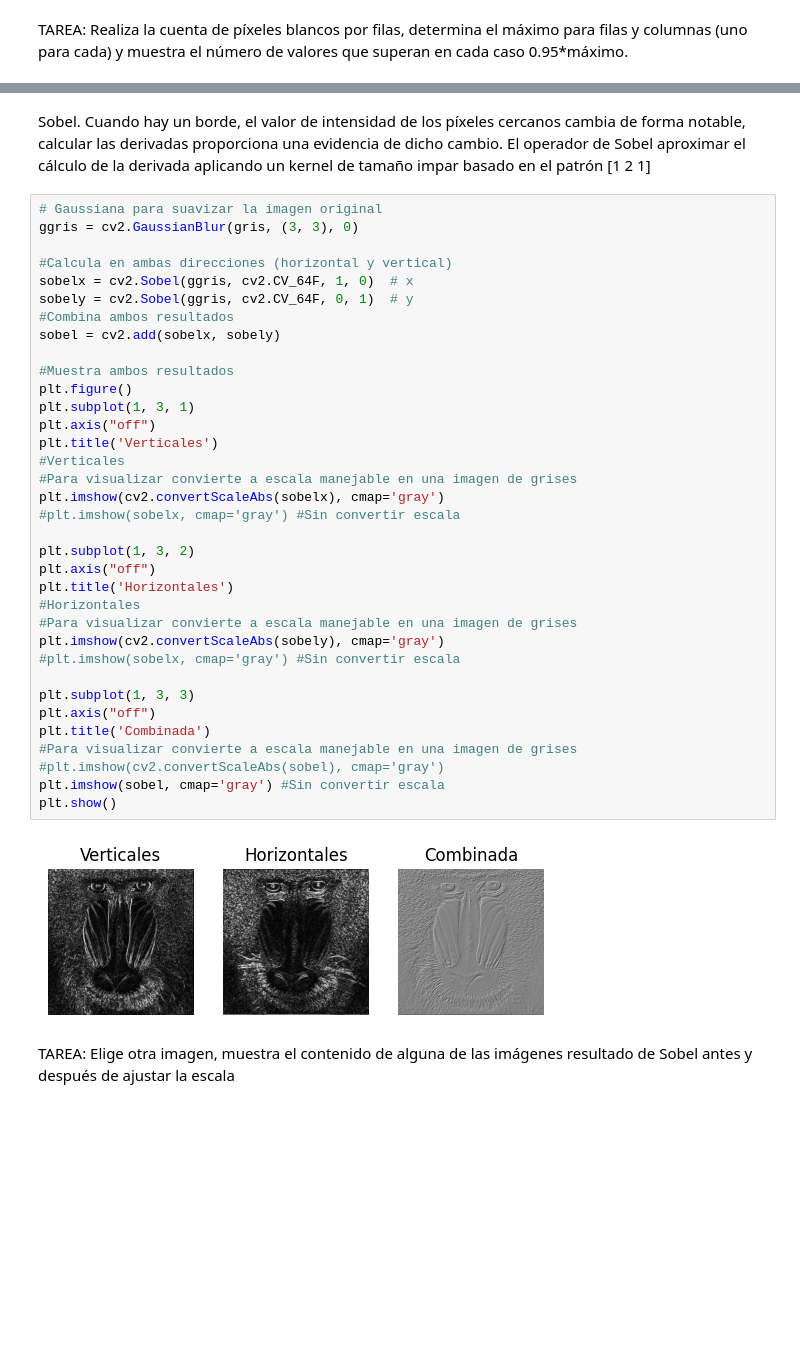
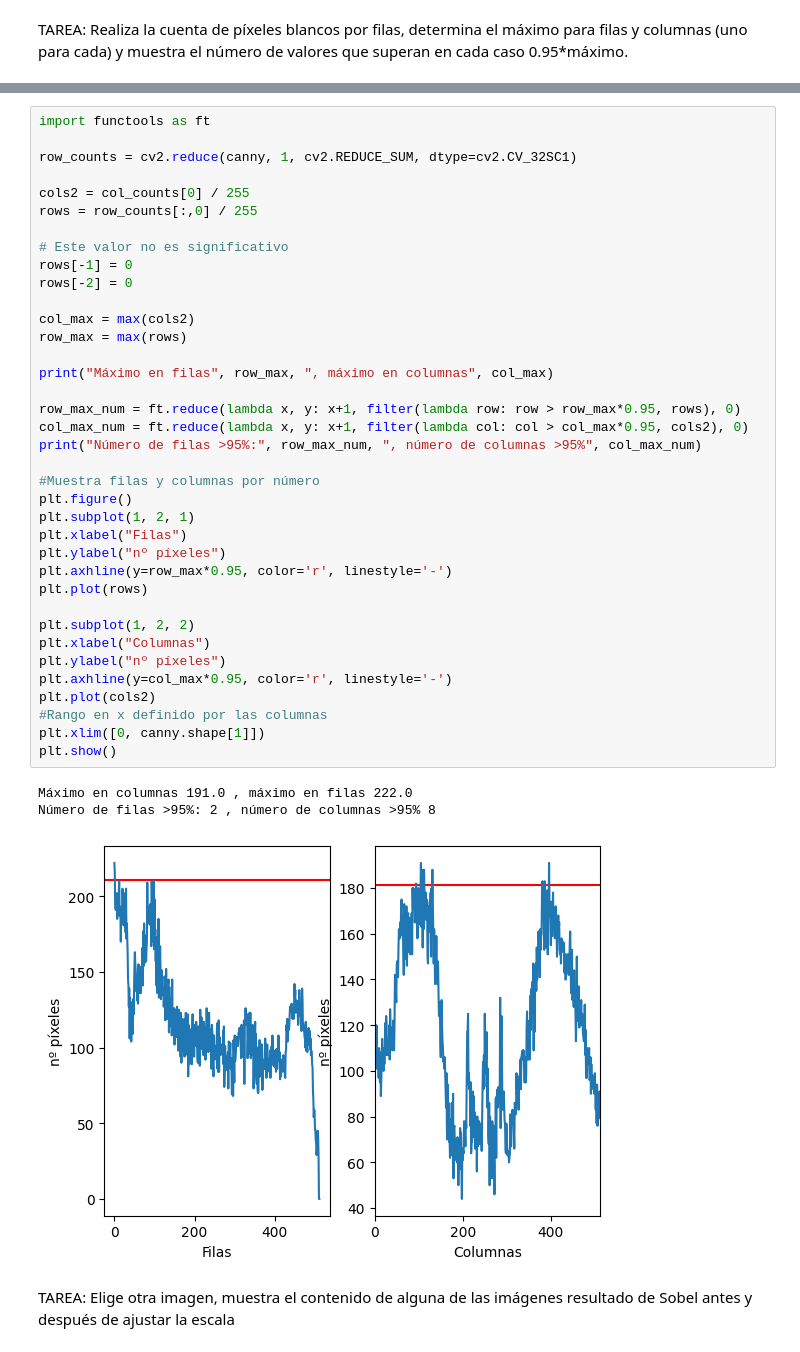
Before and after one commit to AlejandroOrtegaG/VC, a Jupyter notebook: P2/VC_P2.ipynb, the cells around one changed output, grey strips where cells are left out. Drawn from its saved outputs; the diff is of its cells as text; blank space fills up the shorter version.

```diff
--- a/P2/VC_P2.ipynb
+++ b/P2/VC_P2.ipynb
@@ -130,42 +98,44 @@ plt.xlim([0, canny.shape[0]])
-# %% [markdown]
-Sobel. Cuando hay un borde, el valor de intensidad de los píxeles cercanos cambia de forma notable, calcular las derivadas proporciona una evidencia de dicho cambio. El operador de Sobel aproximar el cálculo de la derivada aplicando un kernel de tamaño impar basado en el patrón [1 2 1]
-# %%
-# Gaussiana para suavizar la imagen original
-ggris = cv2.GaussianBlur(gris, (3, 3), 0)
-
-#Calcula en ambas direcciones (horizontal y vertical)
-sobelx = cv2.Sobel(ggris, cv2.CV_64F, 1, 0)  # x
-sobely = cv2.Sobel(ggris, cv2.CV_64F, 0, 1)  # y
-#Combina ambos resultados
-sobel = cv2.add(sobelx, sobely)
-
-#Muestra ambos resultados
-plt.figure()
-plt.subplot(1, 3, 1)
-plt.axis("off")
-plt.title('Verticales')
-#Verticales
-#Para visualizar convierte a escala manejable en una imagen de grises
-plt.imshow(cv2.convertScaleAbs(sobelx), cmap='gray')
-#plt.imshow(sobelx, cmap='gray') #Sin convertir escala
-
-plt.subplot(1, 3, 2)
-plt.axis("off")
-plt.title('Horizontales')
-#Horizontales
-#Para visualizar convierte a escala manejable en una imagen de grises
-plt.imshow(cv2.convertScaleAbs(sobely), cmap='gray')
-#plt.imshow(sobelx, cmap='gray') #Sin convertir escala
-
-plt.subplot(1, 3, 3)
-plt.axis("off")
-plt.title('Combinada')
-#Para visualizar convierte a escala manejable en una imagen de grises
-#plt.imshow(cv2.convertScaleAbs(sobel), cmap='gray')
-plt.imshow(sobel, cmap='gray') #Sin convertir escala
-plt.show()
-# %% [output]
-[figure, removed]
+# %%
+import functools as ft
+
+row_counts = cv2.reduce(canny, 1, cv2.REDUCE_SUM, dtype=cv2.CV_32SC1)
+
+cols2 = col_counts[0] / 255
+rows = row_counts[:,0] / 255
+
+# Este valor no es significativo
+rows[-1] = 0
+rows[-2] = 0
+
+col_max = max(cols2)
+row_max = max(rows)
+
+print("Máximo en filas", row_max, ", máximo en columnas", col_max)
+
+row_max_num = ft.reduce(lambda x, y: x+1, filter(lambda row: row > row_max*0.95, rows), 0)
+col_max_num = ft.reduce(lambda x, y: x+1, filter(lambda col: col > col_max*0.95, cols2), 0)
+print("Número de filas >95%:", row_max_num, ", número de columnas >95%", col_max_num)
+
+#Muestra filas y columnas por número
+plt.figure()
+plt.subplot(1, 2, 1)
+plt.xlabel("Filas")
+plt.ylabel("nº píxeles")
+plt.axhline(y=row_max*0.95, color='r', linestyle='-')
+plt.plot(rows)
+
+plt.subplot(1, 2, 2)
+plt.xlabel("Columnas")
+plt.ylabel("nº píxeles")
+plt.axhline(y=col_max*0.95, color='r', linestyle='-')
+plt.plot(cols2)
+#Rango en x definido por las columnas
+plt.xlim([0, canny.shape[1]])
+plt.show()
+# %% [output]
+Máximo en columnas 191.0 , máximo en filas 222.0
+Número de filas >95%: 2 , número de columnas >95% 8
+[figure, added]
 # %% [markdown]
 TAREA: Elige otra imagen, muestra el contenido de alguna de las imágenes resultado de Sobel antes y después de ajustar la escala
 # %%
```
Also changed, not shown: parts of 15 cells of this notebook, 1 other file.
